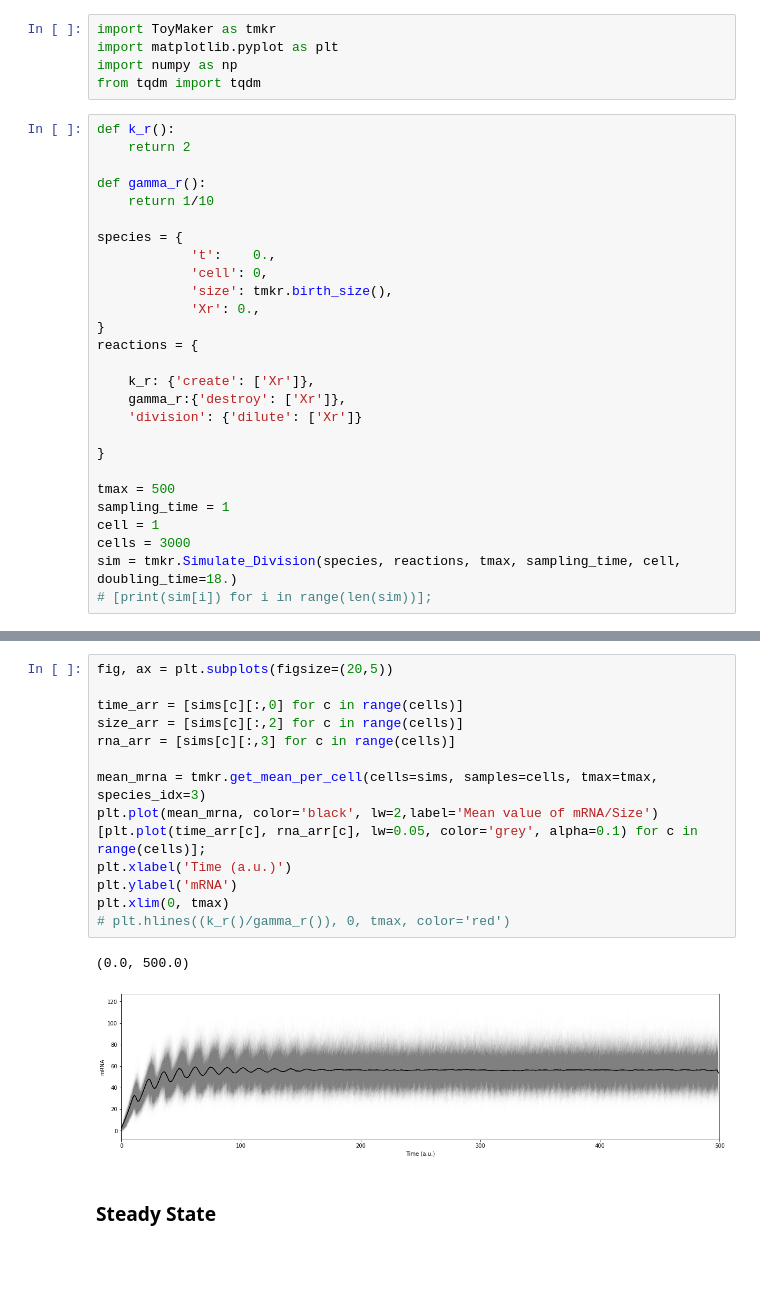
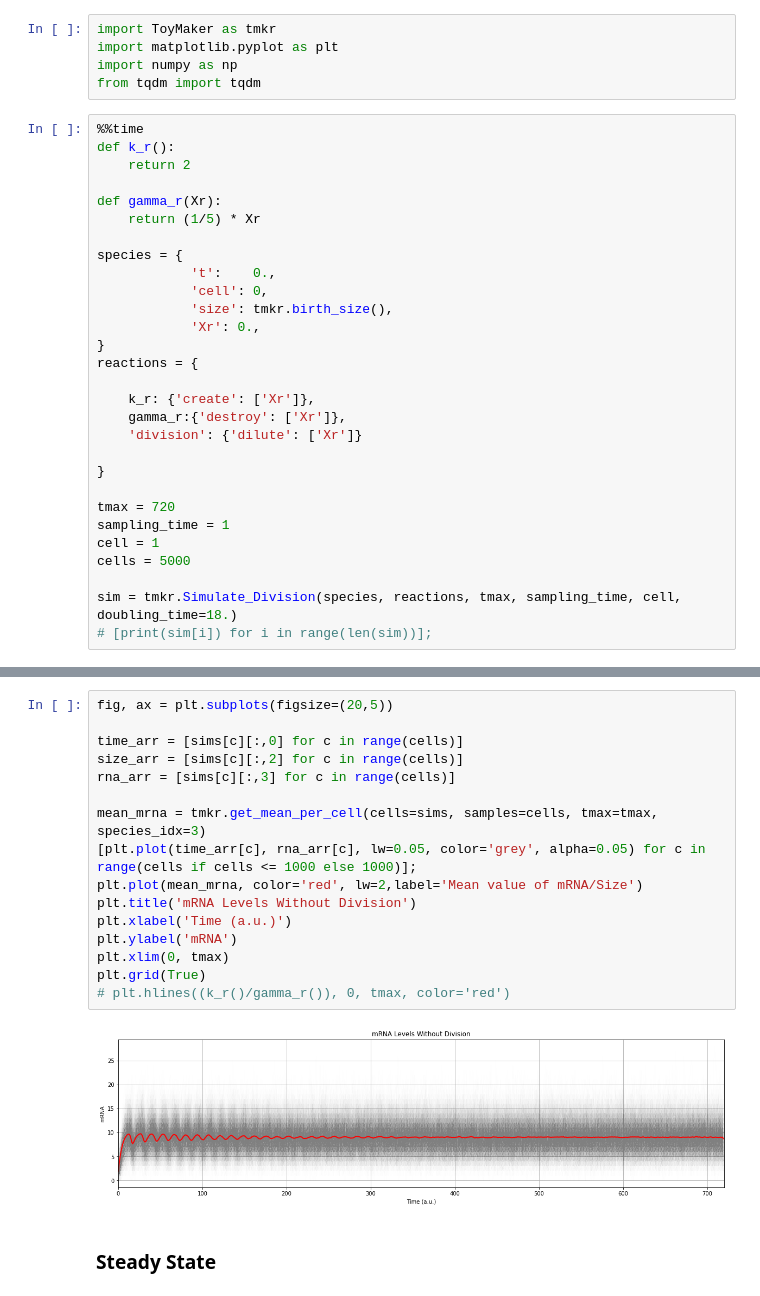
Before and after one commit to SergioPachonDotor/ToyMaker, a Jupyter notebook: Prototype/Testing.ipynb, the cells around one changed output, grey strips where cells are left out. Saved outputs shown, nothing was run; the diff lists cells and outputs as text; blank space fills up the shorter version.

```diff
--- a/Prototype/Testing.ipynb
+++ b/Prototype/Testing.ipynb
@@ -4,11 +4,12 @@ import matplotlib.pyplot as plt
 import numpy as np
 from tqdm import tqdm
 # %%
+%%time
 def k_r():
     return 2
 
-def gamma_r():
-    return 1/10
+def gamma_r(Xr):
+    return (1/5) * Xr
 
 species = {
             't':    0.,
@@ -24,9 +25,10 @@ reactions = {
 
 }
 
-tmax = 500
+tmax = 720
 sampling_time = 1
 cell = 1
-cells = 3000
+cells = 5000
+
 sim = tmkr.Simulate_Division(species, reactions, tmax, sampling_time, cell, doubling_time=18.)
 # [print(sim[i]) for i in range(len(sim))];
@@ -82,19 +90,20 @@ plt.grid(True)
 # %%
 fig, ax = plt.subplots(figsize=(20,5))
 
 time_arr = [sims[c][:,0] for c in range(cells)]
 size_arr = [sims[c][:,2] for c in range(cells)]
 rna_arr = [sims[c][:,3] for c in range(cells)]
 
 mean_mrna = tmkr.get_mean_per_cell(cells=sims, samples=cells, tmax=tmax, species_idx=3)
-plt.plot(mean_mrna, color='black', lw=2,label='Mean value of mRNA/Size')
-[plt.plot(time_arr[c], rna_arr[c], lw=0.05, color='grey', alpha=0.1) for c in range(cells)];
+[plt.plot(time_arr[c], rna_arr[c], lw=0.05, color='grey', alpha=0.05) for c in range(cells if cells <= 1000 else 1000)];
+plt.plot(mean_mrna, color='red', lw=2,label='Mean value of mRNA/Size')
+plt.title('mRNA Levels Without Division')
 plt.xlabel('Time (a.u.)')
 plt.ylabel('mRNA')
 plt.xlim(0, tmax)
+plt.grid(True)
 # plt.hlines((k_r()/gamma_r()), 0, tmax, color='red')
 # %% [output]
-(0.0, 500.0)
-[figure, old version]
+[figure, new version]
 # %% [markdown]
 ### Steady State
```
Also changed, not shown: parts of 11 cells of this notebook, 1 other file.
